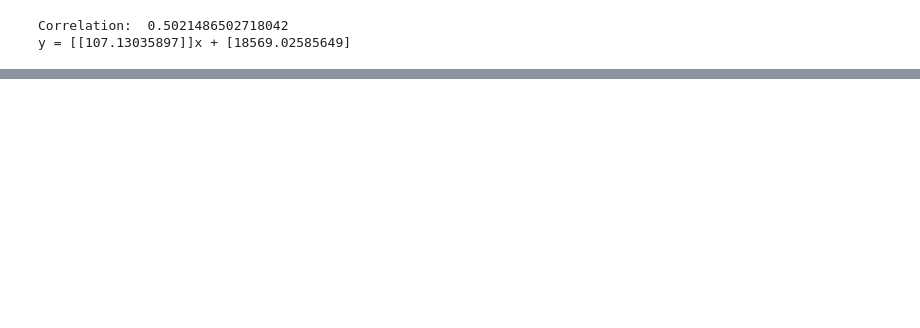
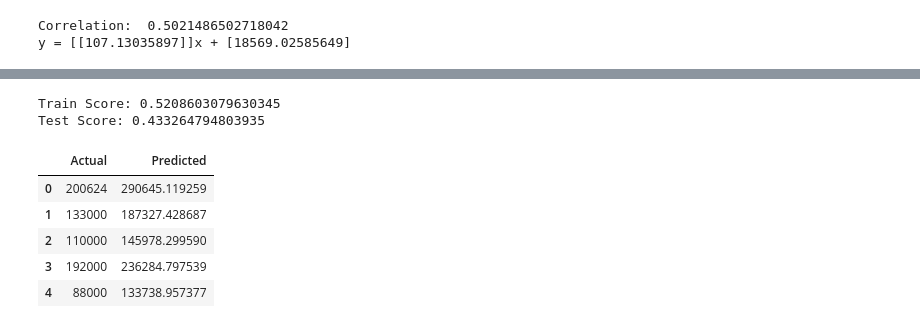
Before and after one commit to bhuwan1998/Life-is-Coding-, a Jupyter notebook: Publication labs/Linear Regression.ipynb, the cells around one changed output, grey strips where cells are left out. Saved outputs shown, nothing was run; the diff lists cells and outputs as text; code cells hidden in the pictures; blank space fills up the shorter version.

```diff
--- a/Publication labs/Linear Regression.ipynb
+++ b/Publication labs/Linear Regression.ipynb
@@ -58,3 +61,28 @@ print(f"y = {model.coef_}x + {model.intercept_} ")
 # %% [output]
 Correlation:  0.5021486502718042
 y = [[107.13035897]]x + [18569.02585649]
+# %%
+x = np.array(df['GrLivArea']).reshape(-1,1)
+y = np.array(df['SalePrice']).reshape(-1,1)
+
+x_train, x_test, y_train, y_test = train_test_split(x,y, test_size = 0.2, random_state = 0)
+
+lr = LinearRegression()
+
+model = lr.fit(x_train, y_train)
+
+print(f"Equation: {model.intercept_} + x{model.coef_}")
+
+y_pred = model.predict(x_test)
+
+figure = plt.figure(figsize = (8, 8 ))
+
+plt.scatter(x_train, y_train, color = "orange", alpha = 0.4, label = "Train")
+plt.plot(x_test, y_pred, color = 'black', linestyle = "dotted", label = "Prediction")
+plt.title("Linear Regression Example")
+plt.legend(loc = "upper left")
+plt.xlabel("GrLiveArea")
+plt.ylabel("SalePrice")
+
+print(f"Mean Squared Error: {mean_squared_error(y_test, y_pred)}")
+print(f"Mean Absolute Error: {mean_absolute_error(y_test,y_pred)}")
@@ -60,0 +94,15 @@ y = [[107.13035897]]x + [18569.02585649]
+# %%
+print(f'Train Score: {model.score(x_train, y_train)}')
+print(f'Test Score: {model.score(x_test, y_test)}')
+
+predictions = pd.DataFrame({'Actual': y_test.flatten(), 'Predicted': y_pred.flatten()})
+predictions.head()
+# %% [output]
+Train Score: 0.5208603079630345
+Test Score: 0.433264794803935
+|  | Actual | Predicted |
+| 0 | 200624 | 290645.119259 |
+| 1 | 133000 | 187327.428687 |
+| 2 | 110000 | 145978.299590 |
+| 3 | 192000 | 236284.797539 |
+| 4 | 88000 | 133738.957377 |
```
Also changed, not shown: parts of 5 cells of this notebook.
